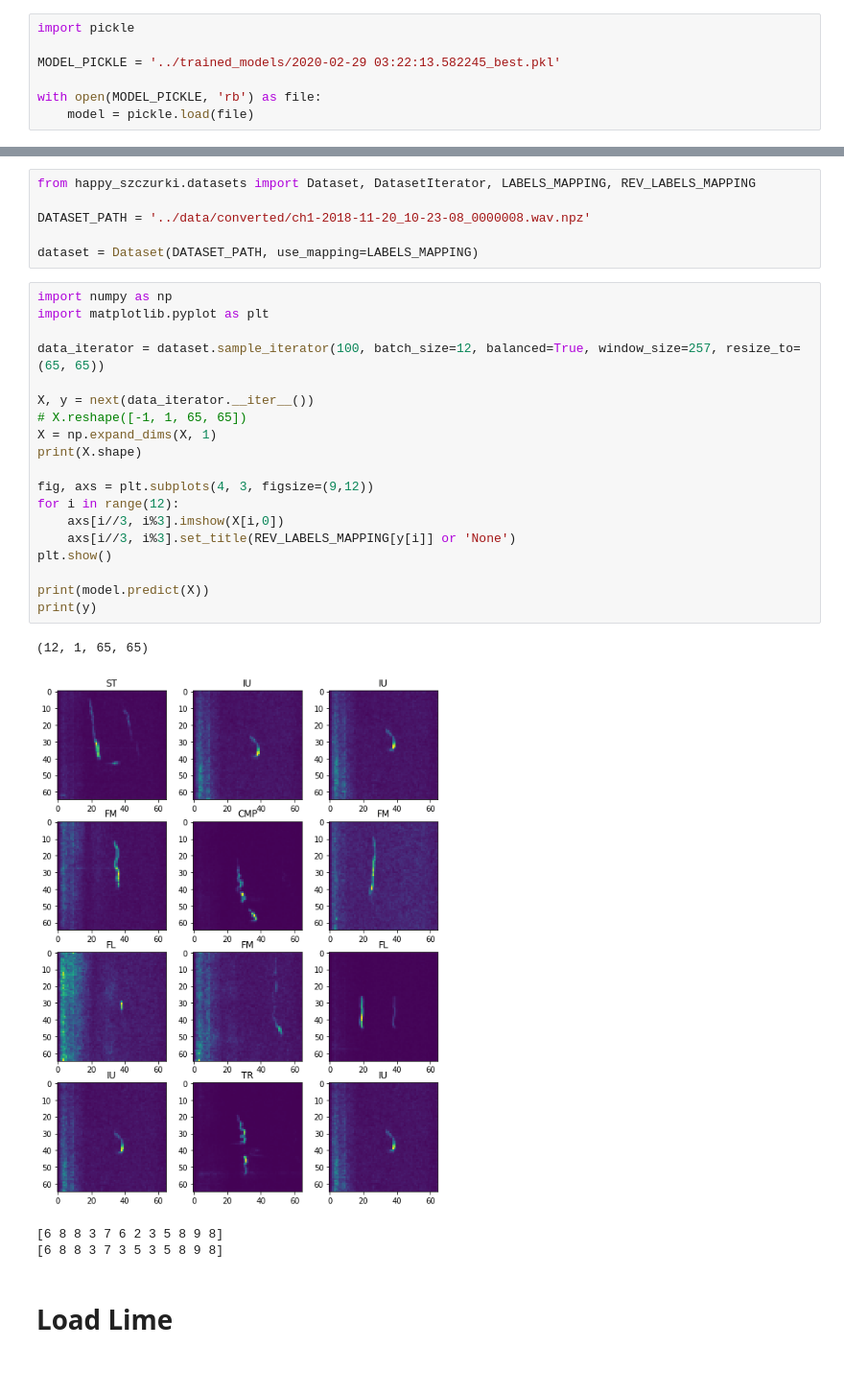
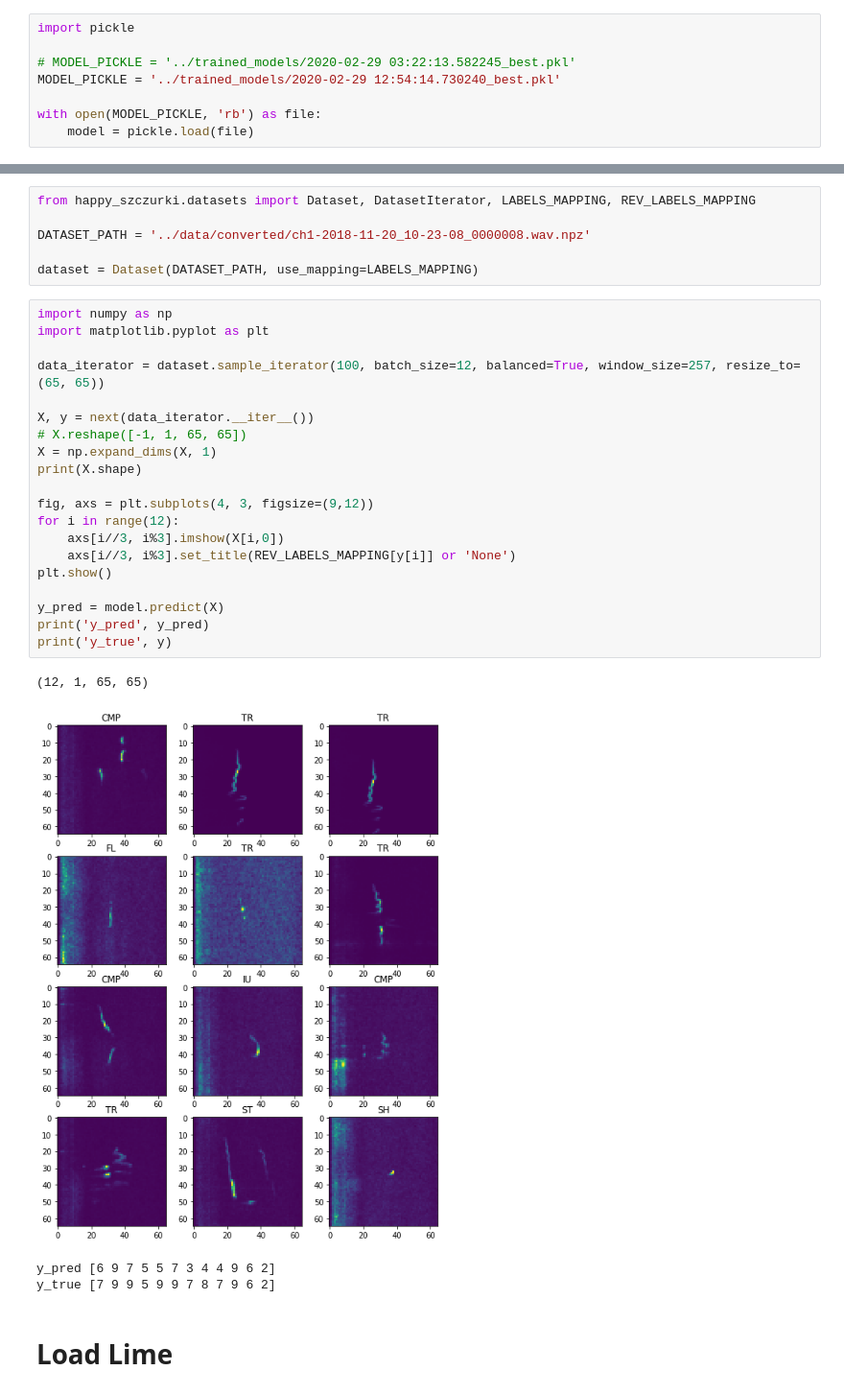
Before and after one commit to pkubiak/happy-szczurki, a Jupyter notebook: notebooks/Model Explenation.ipynb, the cells around one changed output, grey strips where cells are left out. Shown at 96% size. Drawn from its saved outputs; the diff is of its cells as text.

```diff
--- a/notebooks/Model Explenation.ipynb
+++ b/notebooks/Model Explenation.ipynb
@@ -3,7 +3,8 @@
 # %%
 import pickle
 
-MODEL_PICKLE = '../trained_models/2020-02-29 03:22:13.582245_best.pkl'
+# MODEL_PICKLE = '../trained_models/2020-02-29 03:22:13.582245_best.pkl'
+MODEL_PICKLE = '../trained_models/2020-02-29 12:54:14.730240_best.pkl'
 
 with open(MODEL_PICKLE, 'rb') as file:
     model = pickle.load(file)
@@ -38,27 +39,28 @@ dataset = Dataset(DATASET_PATH, use_mapping=LABELS_MAPPING)
 # %%
 import numpy as np
 import matplotlib.pyplot as plt
 
 data_iterator = dataset.sample_iterator(100, batch_size=12, balanced=True, window_size=257, resize_to=(65, 65))
 
 X, y = next(data_iterator.__iter__())
 # X.reshape([-1, 1, 65, 65])
 X = np.expand_dims(X, 1)
 print(X.shape)
 
 fig, axs = plt.subplots(4, 3, figsize=(9,12))
 for i in range(12):
     axs[i//3, i%3].imshow(X[i,0])
     axs[i//3, i%3].set_title(REV_LABELS_MAPPING[y[i]] or 'None')
 plt.show()
 
-print(model.predict(X))
-print(y)
+y_pred = model.predict(X)
+print('y_pred', y_pred)
+print('y_true', y)
 # %% [output]
 (12, 1, 65, 65)
-[figure, old version]
+[figure, new version]
-[6 8 8 3 7 6 2 3 5 8 9 8]
-[6 8 8 3 7 3 5 3 5 8 9 8]
+y_pred [6 9 7 5 5 7 3 4 4 9 6 2]
+y_true [7 9 9 5 9 9 7 8 7 9 6 2]
 # %% [markdown]
 # Load Lime #
 # %%
```
Also changed, not shown: parts of 3 cells of this notebook.
